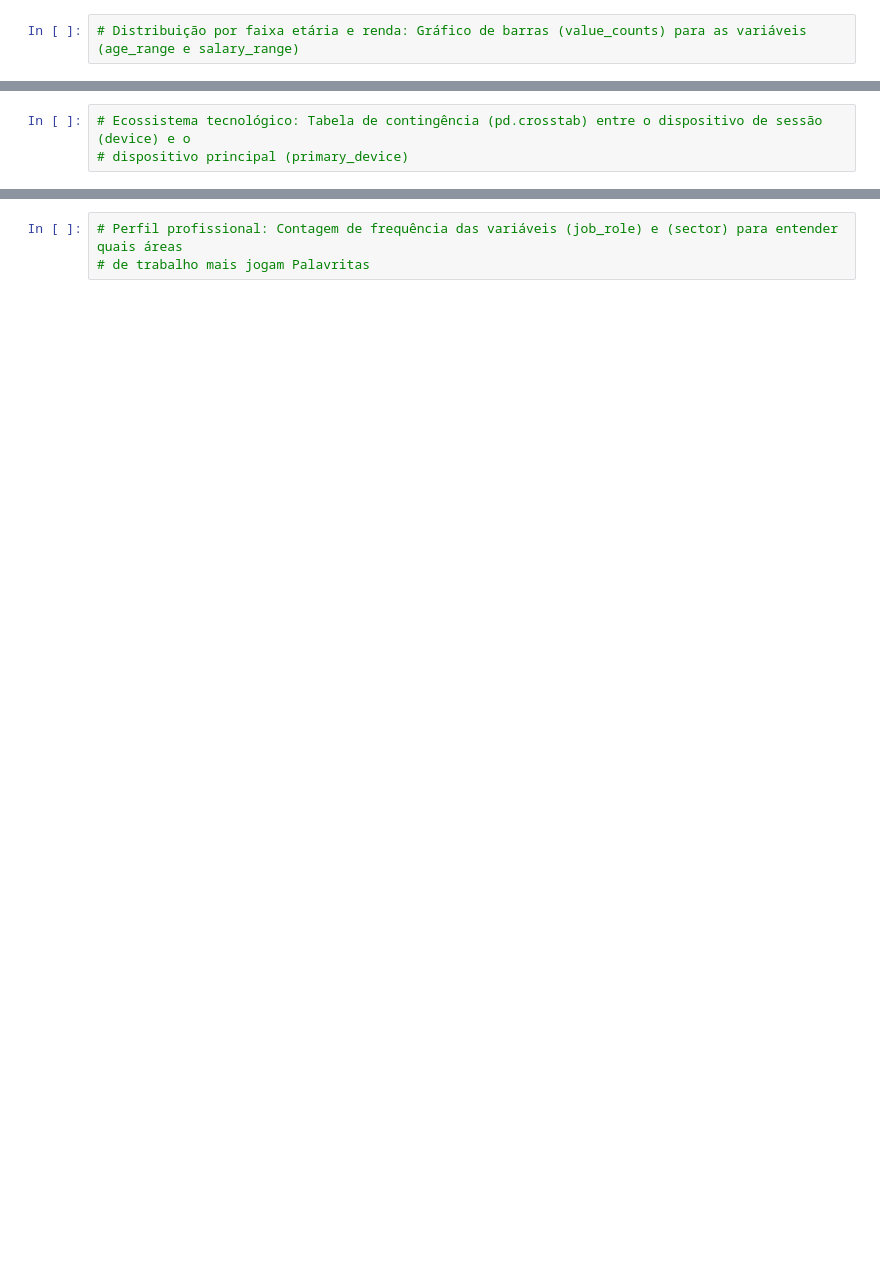
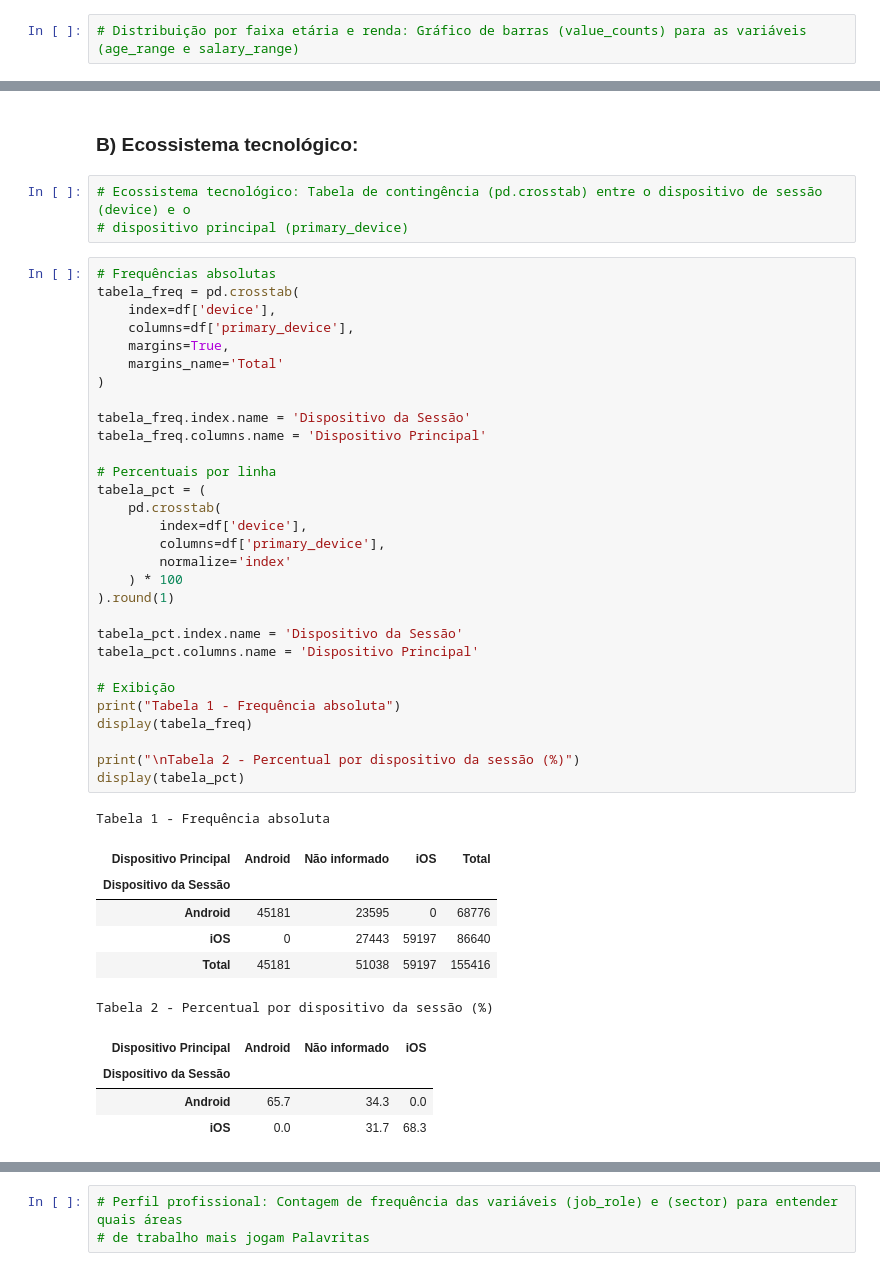
Before and after one commit to Fernandonneto/Case_Processo_Seletivo_-_Analista_de_Dados_Produto_-_Growth, a Jupyter notebook: II_Etapa_-_Analise_exploratoria_dados.ipynb, the cells around one changed output, grey strips where cells are left out. Saved outputs shown, nothing was run; the diff lists cells and outputs as text; blank space fills up the shorter version.

```diff
--- a/II_Etapa_-_Analise_exploratoria_dados.ipynb
+++ b/II_Etapa_-_Analise_exploratoria_dados.ipynb
@@ -71,3 +156,47 @@ Mapeamento dos perfis demográficos e técnologicos.
+# %% [markdown]
+### B) Ecossistema tecnológico:
 # %%
 # Ecossistema tecnológico: Tabela de contingência (pd.crosstab) entre o dispositivo de sessão (device) e o
 # dispositivo principal (primary_device)
+# %%
+# Frequências absolutas
+tabela_freq = pd.crosstab(
+    index=df['device'],
+    columns=df['primary_device'],
+    margins=True,
+    margins_name='Total'
+)
+
+tabela_freq.index.name = 'Dispositivo da Sessão'
+tabela_freq.columns.name = 'Dispositivo Principal'
+
+# Percentuais por linha
+tabela_pct = (
+    pd.crosstab(
+        index=df['device'],
+        columns=df['primary_device'],
+        normalize='index'
+    ) * 100
+).round(1)
+
+tabela_pct.index.name = 'Dispositivo da Sessão'
+tabela_pct.columns.name = 'Dispositivo Principal'
+
+# Exibição
+print("Tabela 1 - Frequência absoluta")
+display(tabela_freq)
+
+print("\nTabela 2 - Percentual por dispositivo da sessão (%)")
+display(tabela_pct)
+# %% [output]
+Tabela 1 - Frequência absoluta
+| Dispositivo Principal | Android | Não informado | iOS | Total |
+| Dispositivo da Sessão |  |  |  |  |
+| Android | 45181 | 23595 | 0 | 68776 |
+| iOS | 0 | 27443 | 59197 | 86640 |
+| Total | 45181 | 51038 | 59197 | 155416 |
+Tabela 2 - Percentual por dispositivo da sessão (%)
+| Dispositivo Principal | Android | Não informado | iOS |
+| Dispositivo da Sessão |  |  |  |
+| Android | 65.7 | 34.3 | 0.0 |
+| iOS | 0.0 | 31.7 | 68.3 |
```
Also changed, not shown: parts of 9 cells of this notebook.
